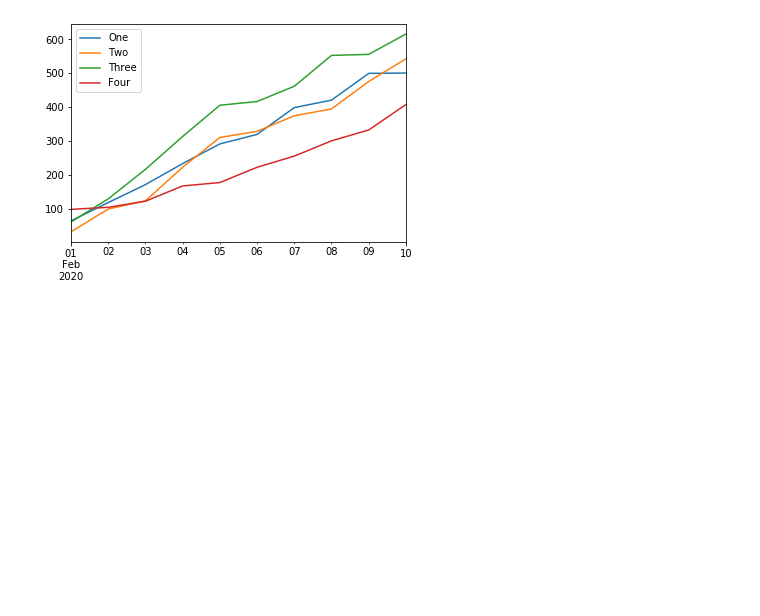
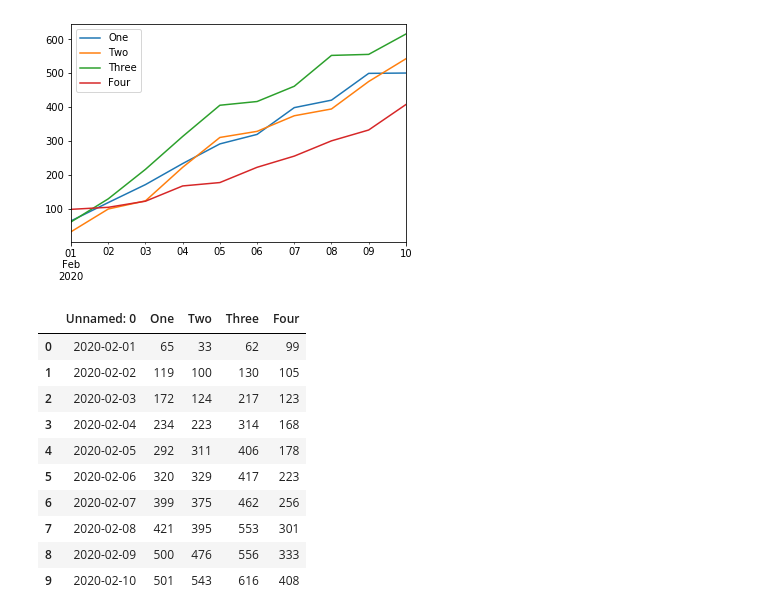
Before and after one commit to galaxy1014/ML_module_summary, a Jupyter notebook: Pandas/Summary/Summary.ipynb, the cells around one changed output. Cells and saved outputs as stored; diff of their text form; code cells hidden in the pictures; blank space fills up the shorter version.

```diff
--- a/Pandas/Summary/Chapter0.ipynb
+++ b/Pandas/Summary/Summary.ipynb
@@ -1189,0 +1193,17 @@ t_df.plot()
+# %%
+# csv 파일 불러오기
+df = pd.read_csv('test.csv')
+# %%
+df
+# %% [output]
+|  | Unnamed: 0 | One | Two | Three | Four |
+| 0 | 2020-02-01 | 65 | 33 | 62 | 99 |
+| 1 | 2020-02-02 | 119 | 100 | 130 | 105 |
+| 2 | 2020-02-03 | 172 | 124 | 217 | 123 |
+| 3 | 2020-02-04 | 234 | 223 | 314 | 168 |
+| 4 | 2020-02-05 | 292 | 311 | 406 | 178 |
+| 5 | 2020-02-06 | 320 | 329 | 417 | 223 |
+| 6 | 2020-02-07 | 399 | 375 | 462 | 256 |
+| 7 | 2020-02-08 | 421 | 395 | 553 | 301 |
+| 8 | 2020-02-09 | 500 | 476 | 556 | 333 |
+| 9 | 2020-02-10 | 501 | 543 | 616 | 408 |
```
Also changed, not shown: parts of 5 cells of this notebook, 3 other files.
